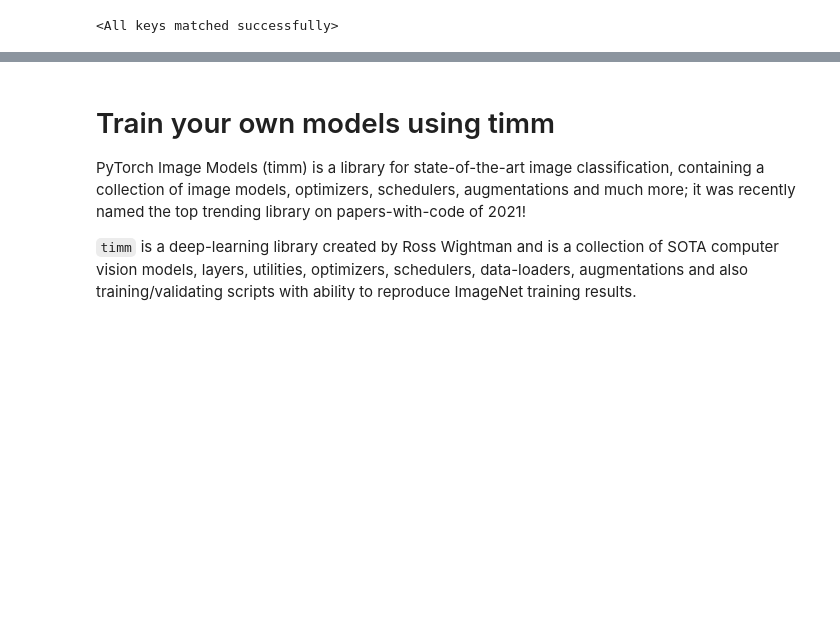
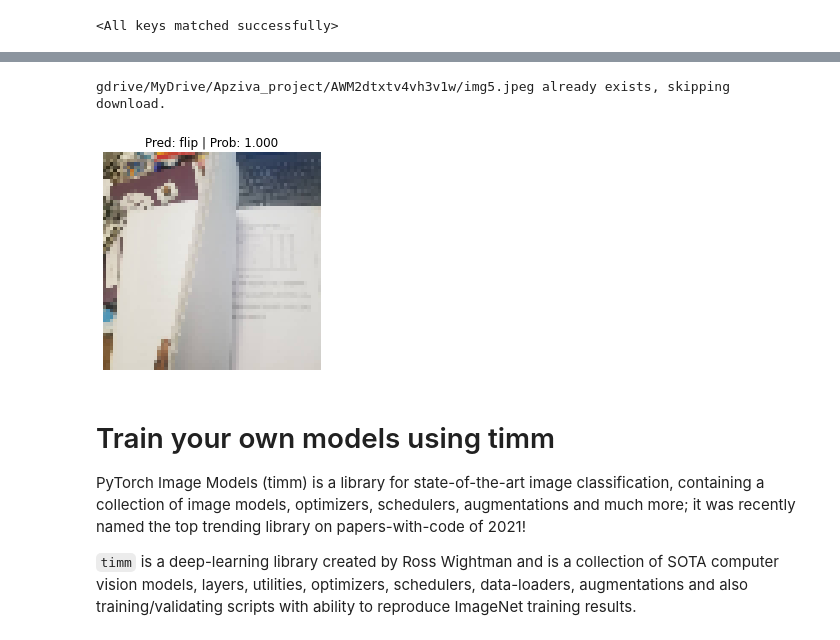
Before and after one commit to pascale25/AWM2dtxtv4vh3v1w_CNN_project, a Jupyter notebook: MonReader_CNN_project.ipynb, the cells around one changed output, grey strips where cells are left out. Drawn from its saved outputs; the diff is of its cells as text; code cells hidden in the pictures; blank space fills up the shorter version.

```diff
--- a/MonReader_CNN_project.ipynb
+++ b/MonReader_CNN_project.ipynb
@@ -1195,3 +1367,30 @@ f1_score = f1_score(y_truee, y_predd)
+# %%
+# Download custom image
+import requests
+
+# Setup custom image path
+custom_image_path5 = data_path / "img5.jpeg"
+
+# Download the image if it doesn't already exist
+if not custom_image_path5.is_file():
+    with open(custom_image_path5, "wb") as f:
+        # When downloading from GitHub, need to use the "raw" file link
+        request = requests.get("https://raw.githubusercontent.com/pascale25/AWM2dtxtv4vh3v1w_CNN_project/master/image_test/img5.jpeg")
+        print(f"Downloading {custom_image_path5}...")
+        f.write(request.content)
+else:
+    print(f"{custom_image_path5} already exists, skipping download.")
+# %% [output]
+gdrive/MyDrive/Apziva_project/AWM2dtxtv4vh3v1w/img5.jpeg already exists, skipping download.
+# %%
+# Pred on our custom image
+pred_and_plot_image(model=model_load,
+                    image_path=custom_image_path5,
+                    class_names=class_names,
+                    transform=custom_image_transform,
+                    device=device)
+# %% [output]
+[figure, added]
 # %% [markdown]
 # Train your own models using timm
 
```
Also changed, not shown: parts of 17 cells of this notebook.
